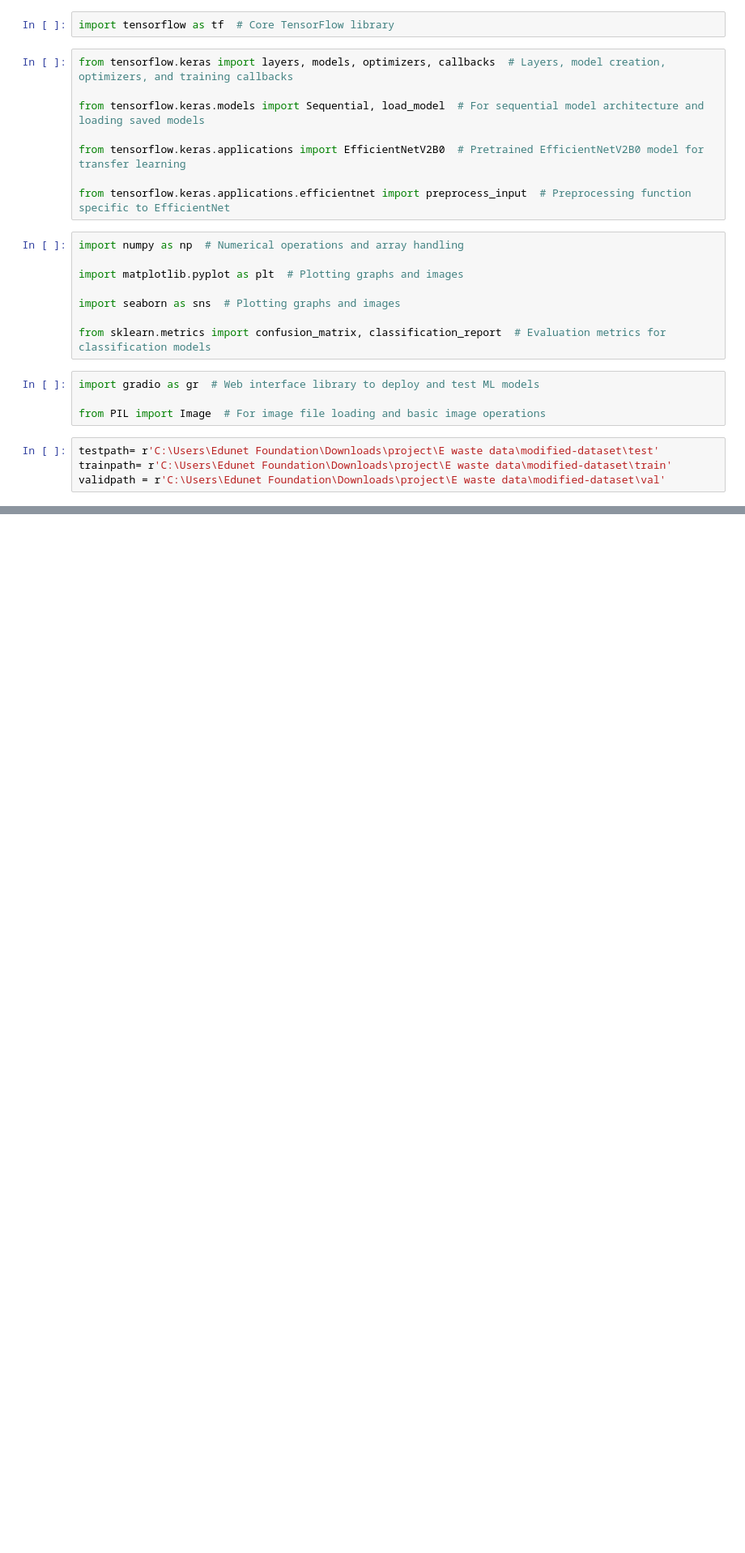
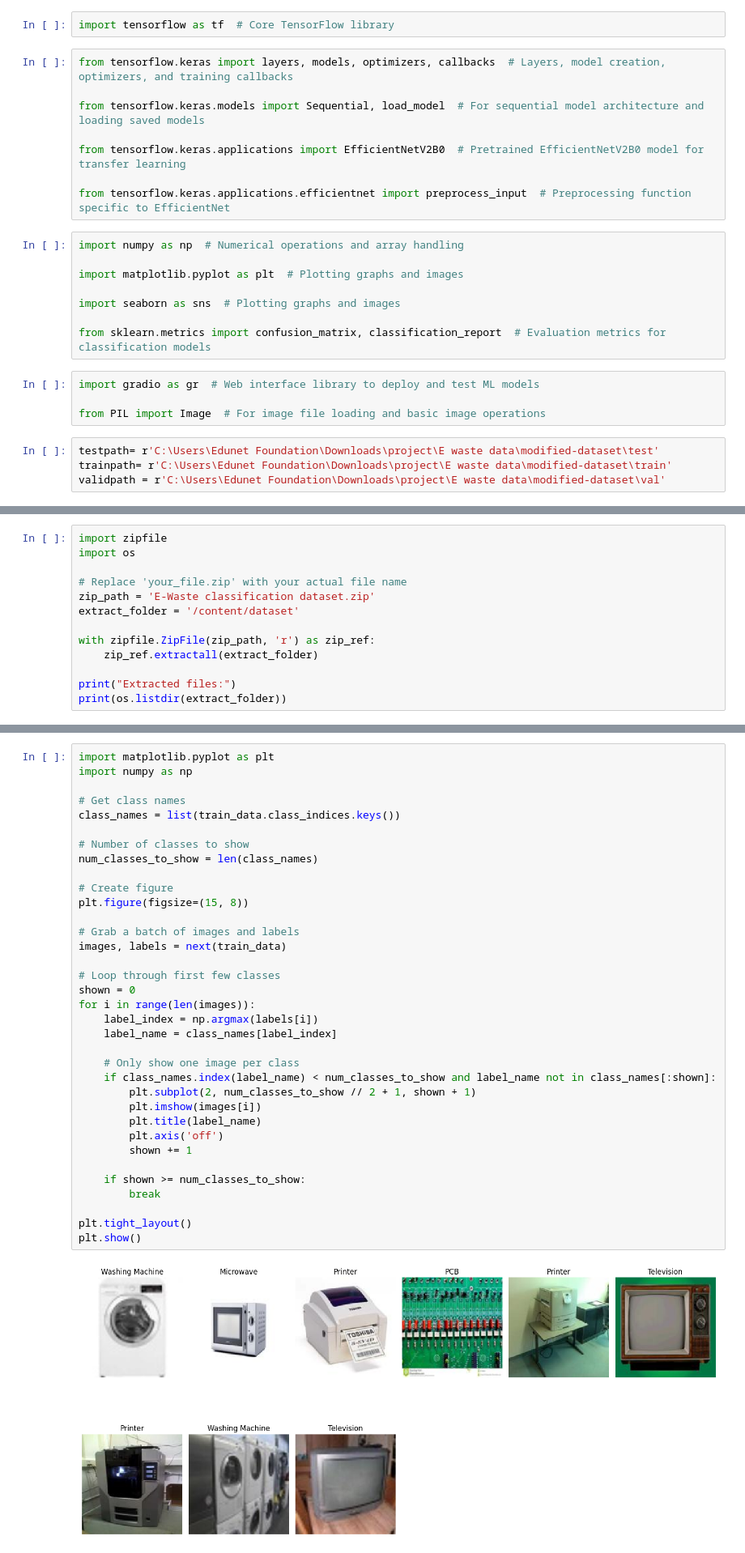
Before and after one commit to abiramimariappan7/week-1-e-waste, a Jupyter notebook: ewaste.ipynb, the cells around one changed output, grey strips where cells are left out. Shown at 81% size. Drawn from its saved outputs; the diff is of its cells as text; blank space fills up the shorter version.

```diff
--- a/ewaste.ipynb
+++ b/ewaste.ipynb
@@ -54,0 +56,13 @@ uploaded = files.upload()
+# %%
+import zipfile
+import os
+
+# Replace 'your_file.zip' with your actual file name
+zip_path = 'E-Waste classification dataset.zip'
+extract_folder = '/content/dataset'
+
+with zipfile.ZipFile(zip_path, 'r') as zip_ref:
+    zip_ref.extractall(extract_folder)
+
+print("Extracted files:")
+print(os.listdir(extract_folder))
@@ -54,0 +155,37 @@ uploaded = files.upload()
+# %%
+import matplotlib.pyplot as plt
+import numpy as np
+
+# Get class names
+class_names = list(train_data.class_indices.keys())
+
+# Number of classes to show
+num_classes_to_show = len(class_names)
+
+# Create figure
+plt.figure(figsize=(15, 8))
+
+# Grab a batch of images and labels
+images, labels = next(train_data)
+
+# Loop through first few classes
+shown = 0
+for i in range(len(images)):
+    label_index = np.argmax(labels[i])
+    label_name = class_names[label_index]
+
+    # Only show one image per class
+    if class_names.index(label_name) < num_classes_to_show and label_name not in class_names[:shown]:
+        plt.subplot(2, num_classes_to_show // 2 + 1, shown + 1)
+        plt.imshow(images[i])
+        plt.title(label_name)
+        plt.axis('off')
+        shown += 1
+
+    if shown >= num_classes_to_show:
+        break
+
+plt.tight_layout()
+plt.show()
+# %% [output]
+[figure, added]
```
Also changed, not shown: parts of 6 cells of this notebook.
